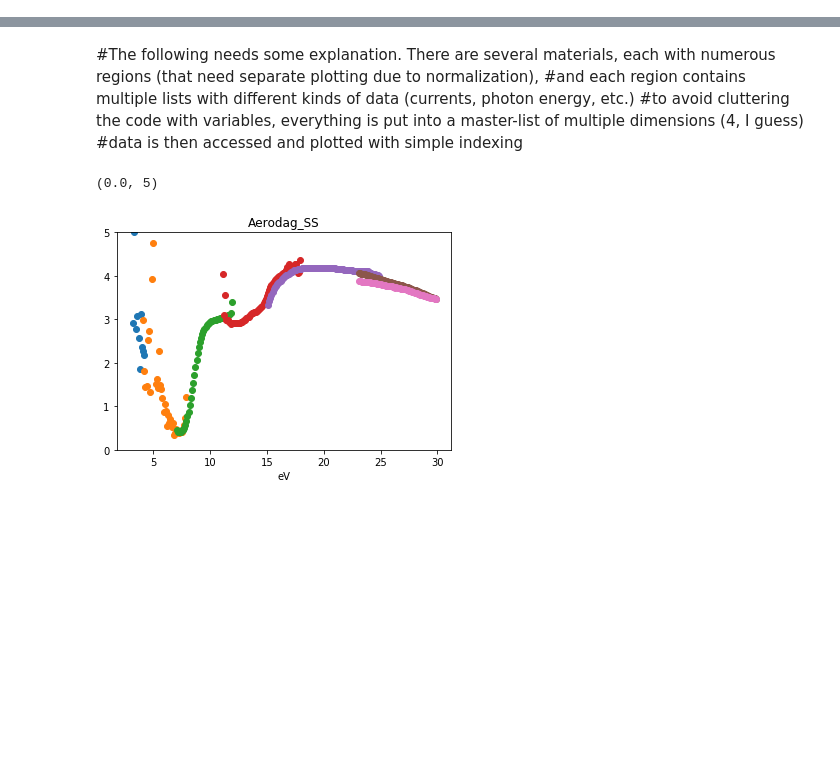
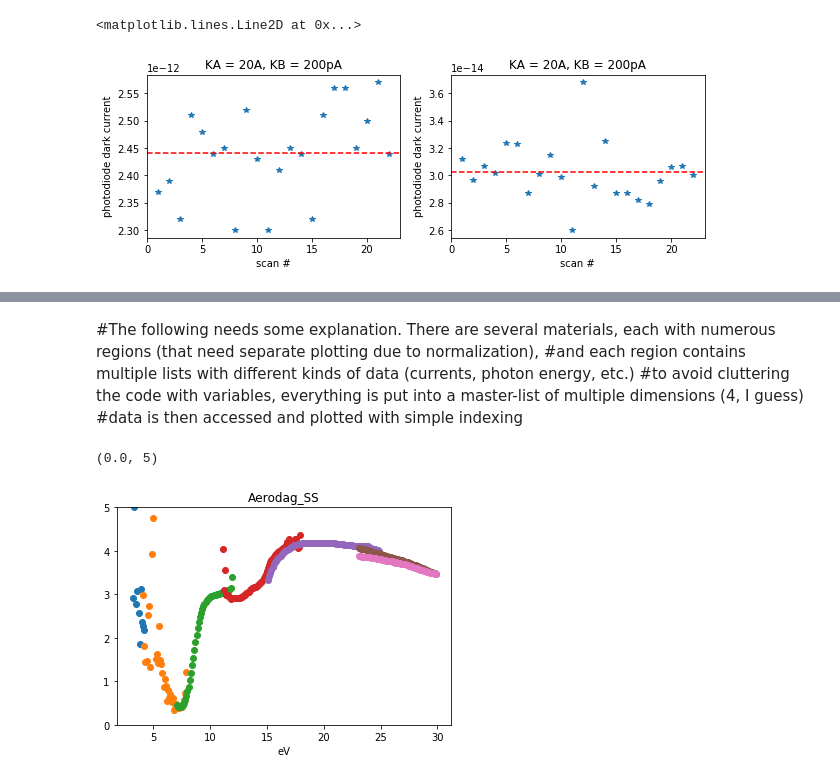
Before and after one commit to sebastiankalos/Elettra_data, a Jupyter notebook: BEAR_analysis.ipynb, the cells around one changed output, grey strips where cells are left out. Drawn from its saved outputs; the diff is of its cells as text; code cells hidden in the pictures; blank space fills up the shorter version.

```diff
--- a/BEAR_analysis.ipynb
+++ b/BEAR_analysis.ipynb
@@ -7,13 +7,19 @@ import re
 # %%
 #some cheezy global Variables here (don't kill me Daniel!)
 file_number_signal = 2 #the file number corresponding to a scan
+
 file_number_dark_20nA = 4
 file_number_dark_200pA = 5
 file_number_photodiode = 14
-file_number_photodiode_200pA_200pA = 17 #dark signal file number, with Kiethley-A and Kiethley-B sensitivity valuse, respectively
+file_number_photodiode_200pA_200pA = 17 #dark photodiode reding file number, with Kiethley-B and Kiethley-A sensitivity valuse, respectively
+file_number_photodiode_20nA_200pA = 16 #dark photodiode reding file number, with Kiethley-B and Kiethley-A sensitivity valuse, respectively
+file_number_photodiode_200nA_20nA = 15 #dark photodiode reding file number, with Kiethley-B and Kiethley-A sensitivity valuse, respectively
+
 regs_per_sample = 7 #number of regions per sample
-region_sensitivities = ["200pA", "200pA", "200pA", "200pA", "200pA", "20nA", "20nA"] #an ordered list with current sensitivities of photon energy regions!
+region_sensitivities = ["200pA", "200pA", "200pA", "200pA", "200pA", "20nA", "20nA"] #an ordered list with sample signal (current) sensitivities of photon energy regions!
 materials = ['Aerodag_SS', 'Graphite_SS', 'ITO_MLI', 'ITO_Radiator'] #materials in one run, ordered as they were investigated!
+
+eV = 1.602e-19 #C, elementary charge
 # %%
 #This function simply reads the text file with data and extracts data
 def read_file(filename):
@@ -118,0 +141,20 @@ plt2.plot(df_photodiode_dark_200pA_200pA['phot_E'], df_photodiode_dark_200pA_200
+# %%
+#photodiode dark offsets: KB 20nA, KA 200pA
+fig, (plt1, plt2) = plt.subplots(1, 2, figsize=(10, 3)) #initialize a double plot
+plt1.plot(df_photodiode_dark_20nA_200pA['phot_E'], df_photodiode_dark_20nA_200pA['I_sample'], '*')
+plt2.plot(df_photodiode_dark_20nA_200pA['phot_E'], df_photodiode_dark_20nA_200pA['I_monitor'], '*')
+plt1.set_ylabel('photodiode dark current')
+plt2.set_ylabel('photodiode dark current')
+plt1.set_xlabel('scan #')
+plt2.set_xlabel('scan #')
+plt1.set_title('KA = 20A, KB = 200pA')
+plt2.set_title('KA = 20A, KB = 200pA')
+
+PD_20nA_200pA_I_sample_offset = sum(df_photodiode_dark_20nA_200pA['I_sample'].tolist())/len(df_photodiode_dark_20nA_200pA['I_sample'].tolist())
+plt1.axhline(y=PD_20nA_200pA_I_sample_offset, color='r', linestyle='--', label="taken offset")
+
+PD_20nA_200pA_I_monitor_offset = sum(df_photodiode_dark_20nA_200pA['I_monitor'].tolist())/len(df_photodiode_dark_20nA_200pA['I_monitor'].tolist())
+plt2.axhline(y=PD_20nA_200pA_I_monitor_offset, color='r', linestyle='--', label="avg")
+# %% [output]
+<matplotlib.lines.Line2D at 0x...>
+[figure, added]
```
Also changed, not shown: parts of 12 cells of this notebook, 1 other file.
